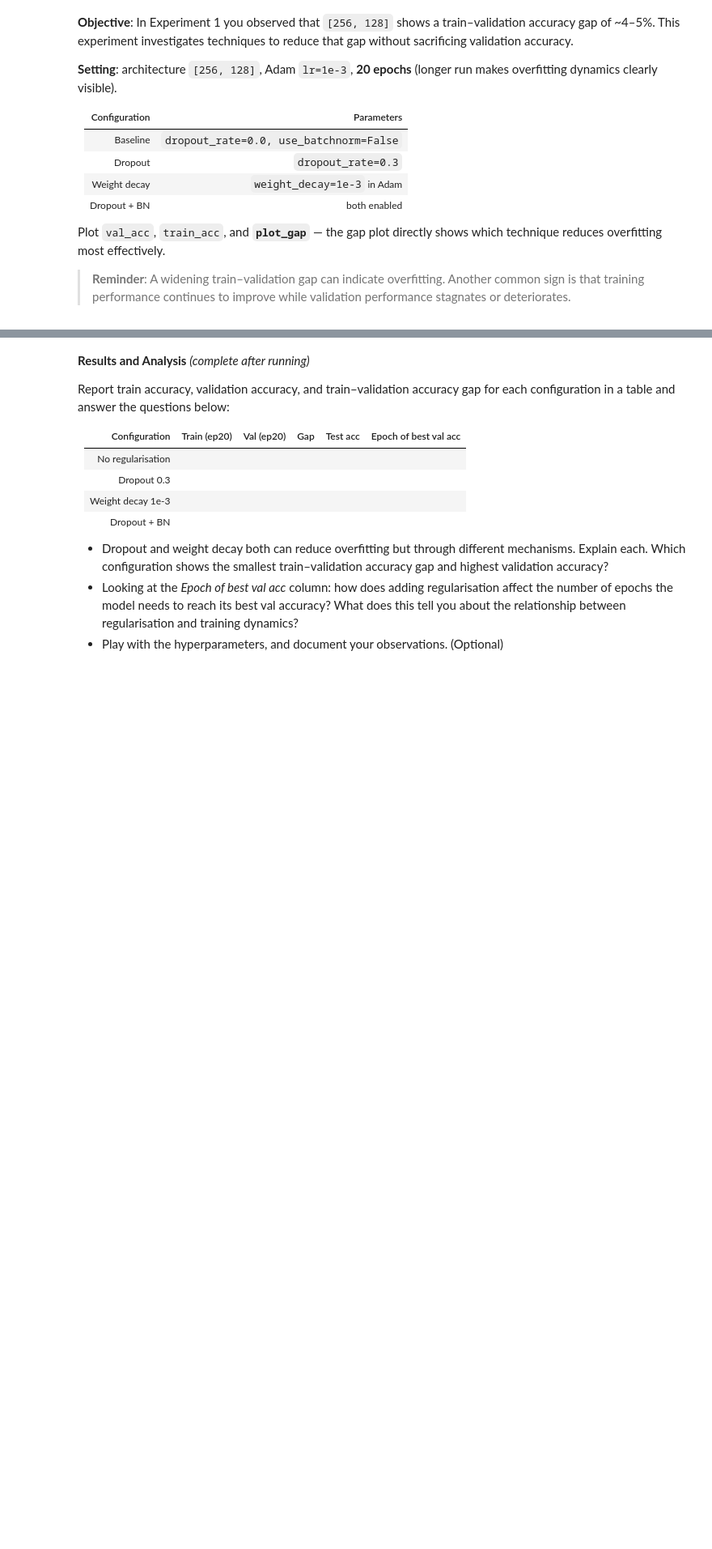
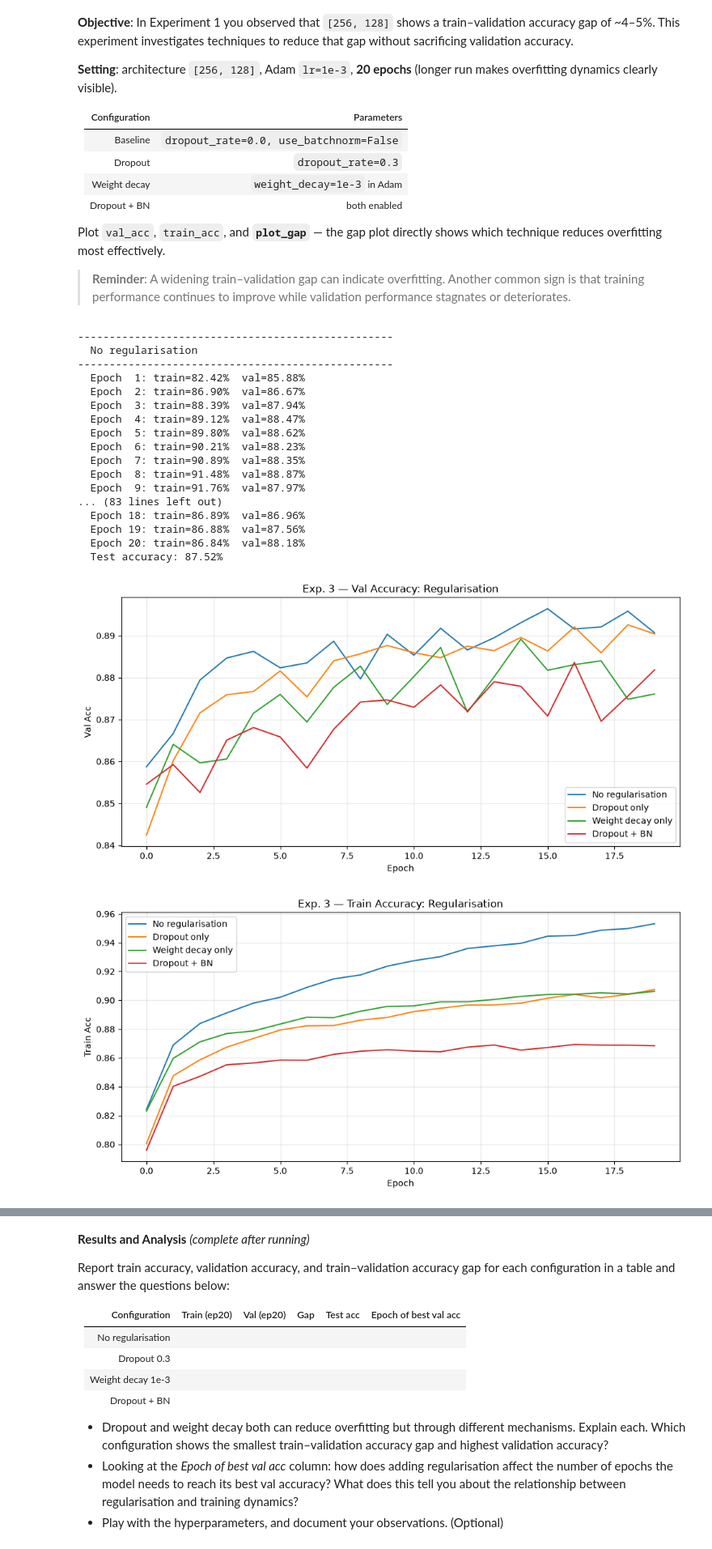
Before and after one commit to Mortell560/tp1-MLP-pytorch, a Jupyter notebook: tp1-pytorch-mlp.ipynb, the cells around one changed output, grey strips where cells are left out. Shown at 81% size. Cells and saved outputs as stored; diff of their text form; code cells hidden in the pictures; blank space fills up the shorter version.

```diff
--- a/tp1-pytorch-mlp.ipynb
+++ b/tp1-pytorch-mlp.ipynb
@@ -886,27 +979,78 @@ Plot `val_acc`, `train_acc`, and **`plot_gap`** — the gap plot directly shows
 # %%
 # ── Experiment 3  Regularisation ─────────────────────────────────────────────
 exp_3 = {}
 N_EPOCHS = 20
 
 # ── Baseline: no regularisation ───────────────────────────────────────────────
-# hist_base, _ = run_experiment(
-#     hidden_sizes=[256, 128],
-#     optimizer='adam',
-#     lr=1e-3,
-#     num_epochs=N_EPOCHS,
-#     tag='No regularisation'
-# )
-# exp_3['No regularisation'] = hist_base
+hist_base, _ = run_experiment(
+    hidden_sizes=[256, 128],
+    optimizer='adam',
+    lr=1e-3,
+    num_epochs=N_EPOCHS,
+    tag='No regularisation'
+)
+exp_3['No regularisation'] = hist_base
 
 # ── Dropout ───────────────────────────────────────────────────────────────────
-# TODO: dropout_rate=0.3
+dropout_rate=0.3
+hist_base, _ = run_experiment(
+    hidden_sizes=[256, 128],
+    dropout_rate=dropout_rate,
+    optimizer='adam',
+    lr=1e-3,
+    num_epochs=N_EPOCHS,
+    tag='Dropout only',
+)
+exp_3['Dropout only'] = hist_base
+
 
 # ── Weight decay ─────────────────────────────────────────────────────────────
-# TODO: weight_decay=1e-3
+weight_decay=1e-3
+hist_base, _ = run_experiment(
+    hidden_sizes=[256, 128],
+    optimizer='adam',
+    lr=1e-3,
+    num_epochs=N_EPOCHS,
+    weight_decay=weight_decay,
+    tag='Weight decay'
+)
+exp_3['Weight decay only'] = hist_base
 
 # ── Dropout + BN (optional) ──────────────────────────────────────────────────
-# TODO (optional): dropout_rate=0.3, use_batchnorm=True
+dropout_rate=0.3; use_batchnorm=True
+hist_base, _ = run_experiment(
+    hidden_sizes=[256, 128],
+    dropout_rate=dropout_rate,
+    optimizer='adam',
+    lr=1e-3,
+    num_epochs=N_EPOCHS,
+    weight_decay=weight_decay,
+    tag='Dropout + BN'
+)
+exp_3['Dropout + BN'] = hist_base
 
-# plot_comparison(exp_3, metric='val_acc',   title='Exp. 3 — Val Accuracy: Regularisation')
-# plot_comparison(exp_3, metric='train_acc', title='Exp. 3 — Train Accuracy: Regularisation')
-# plot_gap(exp_3, title='Exp. 3 — Train–Validation Accuracy Gap: Regularisation')
+
+
+plot_comparison(exp_3, metric='val_acc',   title='Exp. 3 — Val Accuracy: Regularisation')
+plot_comparison(exp_3, metric='train_acc', title='Exp. 3 — Train Accuracy: Regularisation')
+plot_gap(exp_3, title='Exp. 3 — Train–Validation Accuracy Gap: Regularisation')
+# %% [output]
+--------------------------------------------------
+  No regularisation
+--------------------------------------------------
+  Epoch  1: train=82.42%  val=85.88%
+  Epoch  2: train=86.90%  val=86.67%
+  Epoch  3: train=88.39%  val=87.94%
+  Epoch  4: train=89.12%  val=88.47%
+  Epoch  5: train=89.80%  val=88.62%
+  Epoch  6: train=90.21%  val=88.23%
+  Epoch  7: train=90.89%  val=88.35%
+  Epoch  8: train=91.48%  val=88.87%
+  Epoch  9: train=91.76%  val=87.97%
+... (83 lines left out)
+  Epoch 18: train=86.89%  val=86.96%
+  Epoch 19: train=86.88%  val=87.56%
+  Epoch 20: train=86.84%  val=88.18%
+  Test accuracy: 87.52%
+[figure, added]
+[figure, added]
```
Also changed, not shown: parts of 8 cells of this notebook, 1 other file.
